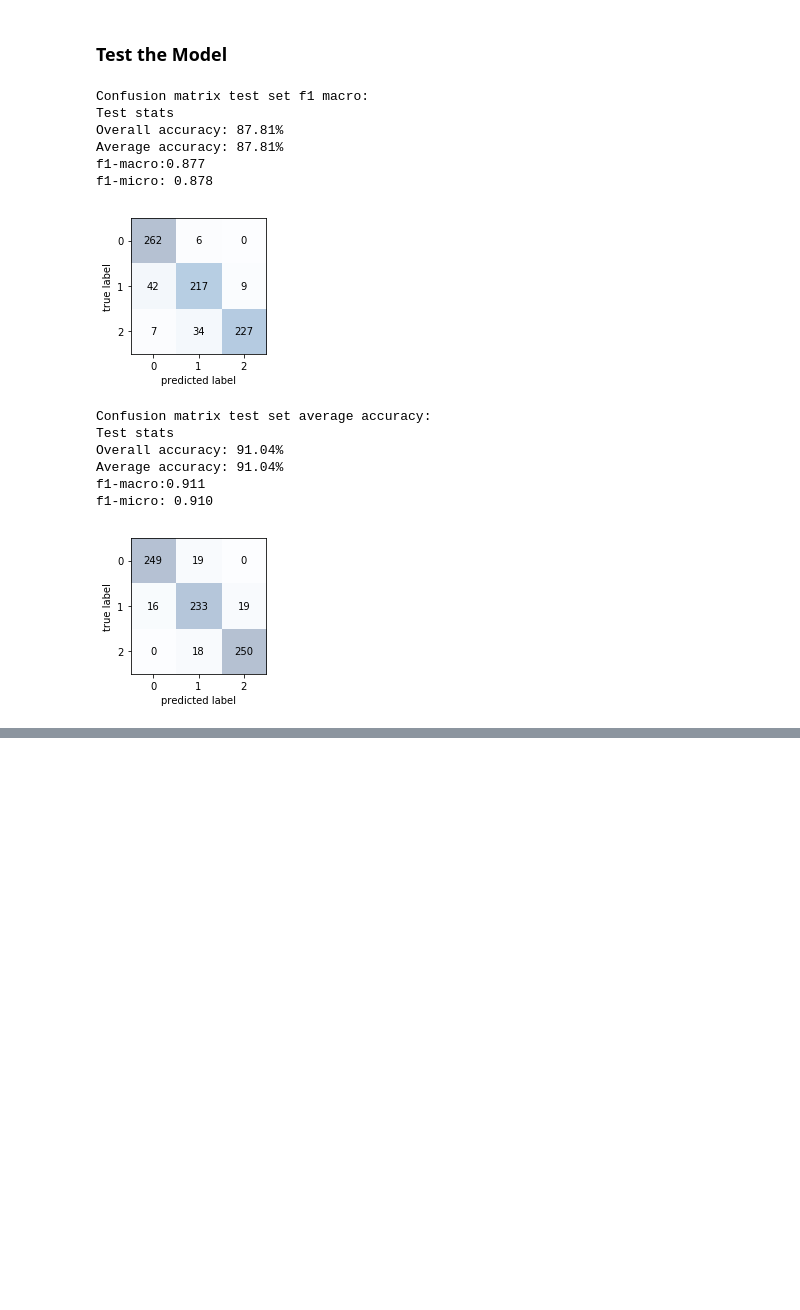
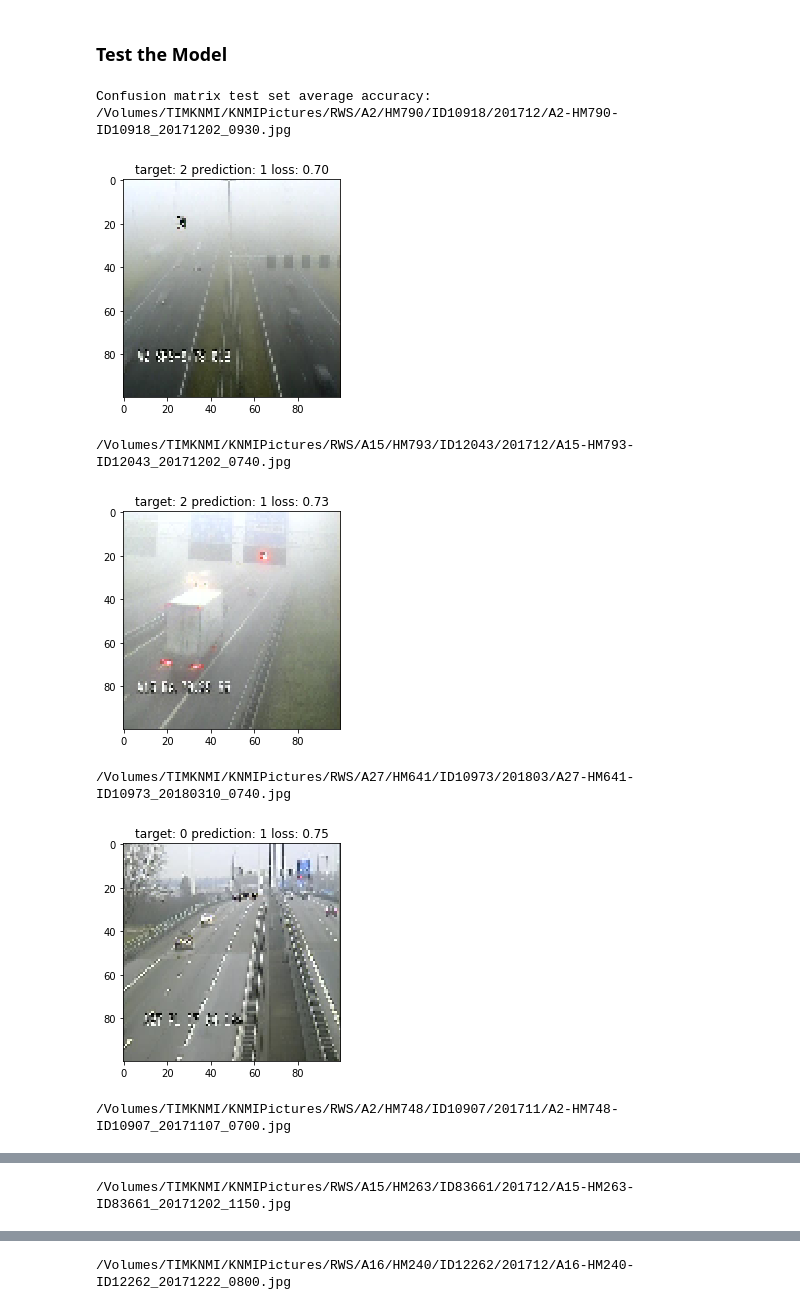
Before and after one commit to TimMolleman/FogDetection, a Jupyter notebook: notebooks/Testing.ipynb, the cells around one changed output, grey strips where cells are left out. Drawn from its saved outputs; the diff is of its cells as text; code cells hidden in the pictures; blank space fills up the shorter version.

```diff
--- a/notebooks/Testing.ipynb
+++ b/notebooks/Testing.ipynb
@@ -186,7 +186,7 @@ class KNMIDataset(Dataset):
 
         if self.transforms != None:
             image = self.transforms(image)
-        if self.meteo != None:
+        if len(self.meteo) > 0:
             meteo = self.meteo[index]
             return (image, target, index, filepath, meteo)
         else:
@@ -291,16 +300,25 @@ def load_model(filepath):
 # %% [markdown]
 ### Test Dataset and Dataloader
 # %%
-test_dataset = KNMIDataset(test_features, test_targets, test_filepaths, transforms=data_transforms['validation'])
+test_dataset = KNMIDataset(test_features, test_targets, test_filepaths, test_meteo,transforms=data_transforms['validation'])
 test_dataloader = DataLoader(dataset=test_dataset, batch_size=len(test_features),shuffle=False)
 # %% [markdown]
 ## Load Model of Interest
 # %%
 TRAINED_MODELS_DIR = '/Volumes/TIMPP/TrainedModels'
 
-checkpoint = load_model(TRAINED_MODELS_DIR + '/Experiment1/new_images/highway/tune2new/completed_tuner2.pth.tar')
-# checkpoint = load_model(TRAINED_MODELS_DIR + '/Experiment1/new_images/highway+knmi2/tune4/completed_tuner2.pth.tar')
+# Experiment 1
+# checkpoint = load_model(TRAINED_MODELS_DIR + '/Experiment1/new_images/highway/tune2new/completed_tuner2.pth.tar')
+# checkpoint = load_model(TRAINED_MODELS_DIR + '/Experiment1/new_images/highway+knmi2/tune4(2)/completed_tuner4.pth.tar')
 # checkpoint = load_model(TRAINED_MODELS_DIR + '/Experiment1/new_images/knmi/tune4/completed_tuner4.pth.tar')
+# checkpoint = load_model(TRAINED_MODELS_DIR + '/Experiment1/new_images/highway(noChange)/classifier/completed_classifier.pth.tar')
+
+# Experiment 2
+checkpoint = load_model(TRAINED_MODELS_DIR + '/Experiment2/IDW/16nodes/tune2/completed_tuner2.pth.tar')
+# checkpoint = load_model(TRAINED_MODELS_DIR + '/Experiment2/harmonie/32nodes/tune2/completed_tuner2.pth.tar')
+
+# Meteo only
+# checkpoint = load_model(TRAINED_MODELS_DIR + '/Experiment2/IDW/16nodes/meteonet/meteonet.pth.tar')
 
 model_f1 = checkpoint['best_model_f1']
 model_avg = checkpoint['best_model_avg']
@@ -338,7 +356,7 @@ Confusion Matrix best avg accuracy validation:
 # %% [markdown]
 ### Test the Model
 # %%
-def test_model(model, dataloader):
+def test_model(model, dataloader, nettype):
     """
     Tests a specified model on all the manually labeled highway camera
     images.
@@ -348,7 +366,7 @@ def test_model(model, dataloader):
     :param test_targets: All test labels as tensor
     """
 
-    test_images, test_targets, idx, test_filepaths = next(iter(dataloader))
+    test_images, test_targets, idx, test_filepaths, meteo = next(iter(dataloader))
 
     # Loss criterion
     criterion = nn.CrossEntropyLoss(reduce=False)
@@ -356,11 +374,15 @@ def test_model(model, dataloader):
     # Wrap tensors
     features = Variable(test_images)
     targets = Variable(test_targets)
-#     meteo = Variable(meteo.type(torch.FloatTensor))
+    meteo = Variable(meteo.type(torch.FloatTensor))
     total = len(targets)
 
-    # Feed test features into model
-    outputs = model(features)
+    if nettype == 'meteo':
+        outputs = model(meteo)
+    elif nettype == 'images':
+        outputs = model(features)
+    elif nettype == 'merged':
+        outputs = model(features, meteo)
 
     # Loss and optimization
     loss = criterion(outputs, targets)
@@ -369,50 +391,43 @@ def test_model(model, dataloader):
     _, predictions = torch.max(outputs.data, 1)
     correct = torch.sum(predictions == targets.data)
     corrects = predictions == targets.data
 
-#     plot_most_uncertain(outputs, corrects, predictions, loss, k=20)
+    plot_most_uncertain(outputs, corrects, predictions, loss, 0, k=20)
 
 #     for i, cor in enumerate(corrects):
 #         if predictions[i] == 1 and cor == 0:
 #             print(test_filepaths[i])
 #             print(test_targets[i])
 #             img = test_features[i]
 #             plt.imshow(img)
 #             plt.show()
 
     image_indices = list(range(0, total))
-#     plot_images(loss, image_indices, test_filepaths, targets, predictions, phase='test', amount=15)
-
+#     plot_images(loss, image_indices, test_filepaths, targets, predictions, phase='test', amount=50)
 
     test_accuracy = correct / total * 100
     avg_accuracy = get_average_accuracy(targets.data.numpy(), predictions.numpy())
 
     f1_macro = f1_score(targets.data.numpy(), predictions.numpy(), average='macro')
     f1_micro = f1_score(targets.data.numpy(), predictions.numpy(), average='micro')
 
     print('Test stats\nOverall accuracy: {:.2f}%\n'
           'Average accuracy: {:.2f}%\nf1-macro:'
           '{:.3f}\nf1-micro: {:.3f}'.format(test_accuracy, avg_accuracy,
                                             f1_macro, f1_micro))
 
     show_cm(list(targets.data), list(predictions))
 
-print('Confusion matrix test set f1 macro:')
-test_model(model_f1, test_dataloader)
+# print('Confusion matrix test set f1 macro:')
+# test_model(model_f1, test_dataloader)
 print('Confusion matrix test set average accuracy:')
-test_model(model_avg, test_dataloader)
+test_model(model_avg, test_dataloader, 'merged')
 # %% [output]
-Confusion matrix test set f1 macro:
-Test stats
-Overall accuracy: 87.81%
-Average accuracy: 87.81%
-f1-macro:0.877
-f1-micro: 0.878
+Confusion matrix test set average accuracy:
+/Volumes/TIMKNMI/KNMIPictures/RWS/A2/HM790/ID10918/201712/A2-HM790-ID10918_20171202_0930.jpg
-[figure, old version]
+[figure, new version]
-Confusion matrix test set average accuracy:
-Test stats
-Overall accuracy: 91.04%
-Average accuracy: 91.04%
-f1-macro:0.911
-f1-micro: 0.910
+/Volumes/TIMKNMI/KNMIPictures/RWS/A15/HM793/ID12043/201712/A15-HM793-ID12043_20171202_0740.jpg
-[figure, old version]
+[figure, new version]
+/Volumes/TIMKNMI/KNMIPictures/RWS/A27/HM641/ID10973/201803/A27-HM641-ID10973_20180310_0740.jpg
+[figure, added]
+/Volumes/TIMKNMI/KNMIPictures/RWS/A2/HM748/ID10907/201711/A2-HM748-ID10907_20171107_0700.jpg
@@ -418,0 +435 @@ f1-micro: 0.910
+/Volumes/TIMKNMI/KNMIPictures/RWS/A15/HM263/ID83661/201712/A15-HM263-ID83661_20171202_1150.jpg
@@ -418,0 +437 @@ f1-micro: 0.910
+/Volumes/TIMKNMI/KNMIPictures/RWS/A16/HM240/ID12262/201712/A16-HM240-ID12262_20171222_0800.jpg
```
Also changed, not shown: parts of 10 cells of this notebook, 23 other files.
